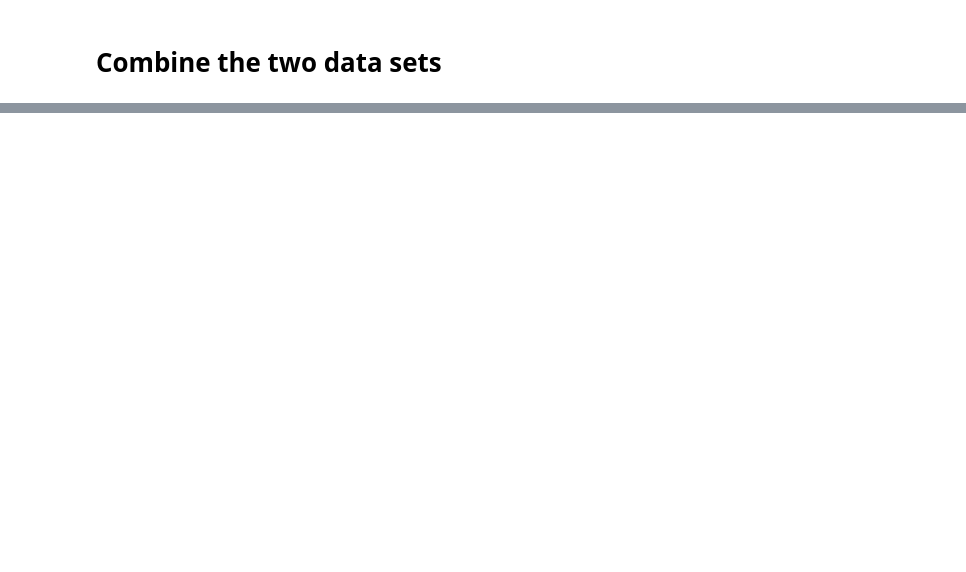
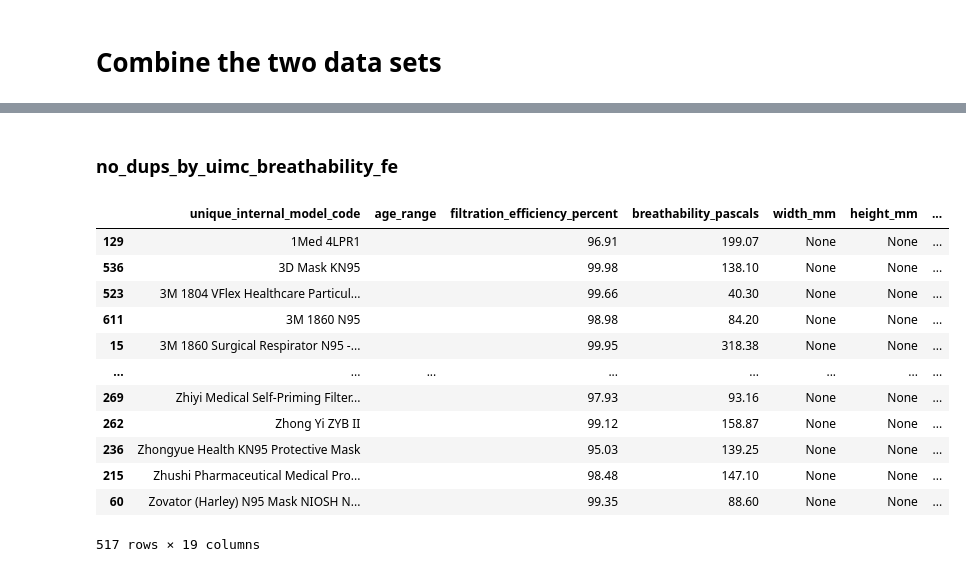
Before and after one commit to Edderic/breathesafe, a Jupyter notebook: python/mask-recommender/notebooks/combine-mask-data-sets.ipynb, the cells around one changed output, grey strips where cells are left out. Drawn from its saved outputs; the diff is of its cells as text; code cells hidden in the pictures; blank space fills up the shorter version.

```diff
--- a/python/mask-recommender/notebooks/combine-mask-data-sets.ipynb
+++ b/python/mask-recommender/notebooks/combine-mask-data-sets.ipynb
@@ -252,5 +258,5 @@ mask_nerd_kids['style'] = mask_nerd_kids['Certification/Style'].str.split('/', e
 # %%
 mask_nerd_kids['filtration_efficiency_source'] = 'https://docs.google.com/spreadsheets/d/1i06OAItoOwIUaMjElr8mhh0Rw-it6WL-ODIQMZUOQxE/edit?gid=0#gid=0'
 mask_nerd_kids['filtration_efficiency_notes'] = 'Aaron Collins (MaskNerd) used his own face, and breathed at his normal adult breathing rate.'
-mask_nerd_kids['breatheability_pascals_source'] = 'https://docs.google.com/spreadsheets/d/1i06OAItoOwIUaMjElr8mhh0Rw-it6WL-ODIQMZUOQxE/edit?gid=0#gid=0'
-mask_nerd_kids['breatheability_pascals_notes'] = 'Aaron Collins (MaskNerd) used his own face, and breathed at his normal adult breathing rate.'
+mask_nerd_kids['breathability_pascals_source'] = 'https://docs.google.com/spreadsheets/d/1i06OAItoOwIUaMjElr8mhh0Rw-it6WL-ODIQMZUOQxE/edit?gid=0#gid=0'
+mask_nerd_kids['breathability_pascals_notes'] = 'Aaron Collins (MaskNerd) used his own face, and breathed at his normal adult breathing rate.'
@@ -564,7 +564,7 @@ common_columns = [
        'where_to_buy_url_2', 'where_to_buy_url_3',
        'image_url',
        'filtration_efficiency_source', 'filtration_efficiency_notes',
-       'breatheability_pascals_source', 'breatheability_pascals_notes'
+       'breathability_pascals_source', 'breathability_pascals_notes'
 
 ]
 # %%
@@ -676,2 +689,3 @@ concat = pd.concat(
 # %%
-concat
+for col in ['filtration_efficiency_percent', 'breathability_pascals']:
+    concat[col] = concat[col].astype(float)
@@ -691,0 +692,3 @@ concat
+# %%
+concat['uimc_lower'] = concat['unique_internal_model_code'].str.lower().str.strip()
+concat['uimc_lower']
@@ -691,0 +708,22 @@ concat
+# %% [markdown]
+### no_dups_by_uimc_breathability_fe
+# %%
+no_dups_by_uimc_breathability_fe = concat.drop_duplicates(
+    subset=['uimc_lower', 'breathability_pascals', 'filtration_efficiency_percent']
+).sort_values(by='uimc_lower')
+
+no_dups_by_uimc_breathability_fe
+# %% [output]
+|  | unique_internal_model_code | age_range | filtration_efficiency_percent | breathability_pascals | width_mm | height_mm | ... |
+| 129 | 1Med 4LPR1 |  | 96.91 | 199.07 | None | None | ... |
+| 536 | 3D Mask KN95 |  | 99.98 | 138.10 | None | None | ... |
+| 523 | 3M 1804 VFlex Healthcare Particul... |  | 99.66 | 40.30 | None | None | ... |
+| 611 | 3M 1860 N95 |  | 98.98 | 84.20 | None | None | ... |
+| 15 | 3M 1860 Surgical Respirator N95 -... |  | 99.95 | 318.38 | None | None | ... |
+| ... | ... | ... | ... | ... | ... | ... | ... |
+| 269 | Zhiyi Medical Self-Priming Filter... |  | 97.93 | 93.16 | None | None | ... |
+| 262 | Zhong Yi ZYB II |  | 99.12 | 158.87 | None | None | ... |
+| 236 | Zhongyue Health KN95 Protective Mask |  | 95.03 | 139.25 | None | None | ... |
+| 215 | Zhushi Pharmaceutical Medical Pro... |  | 98.48 | 147.10 | None | None | ... |
+| 60 | Zovator (Harley) N95 Mask NIOSH N... |  | 99.35 | 88.60 | None | None | ... |
+517 rows × 19 columns
```
Also changed, not shown: parts of 62 cells of this notebook.
